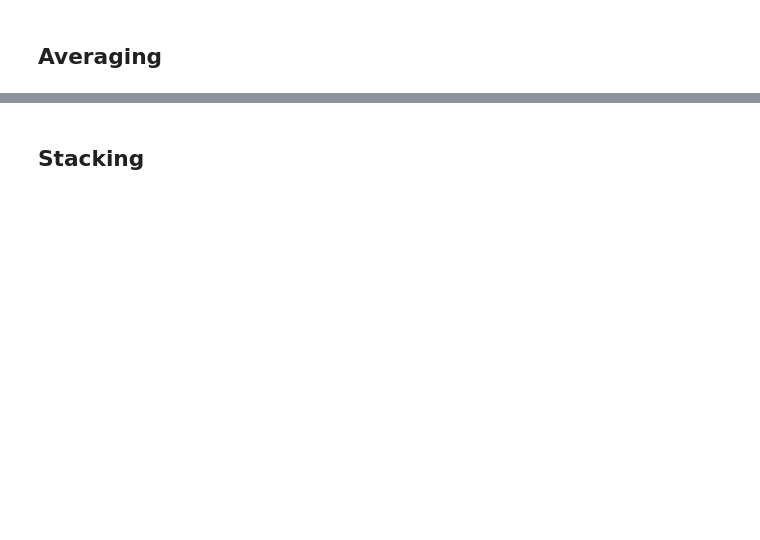
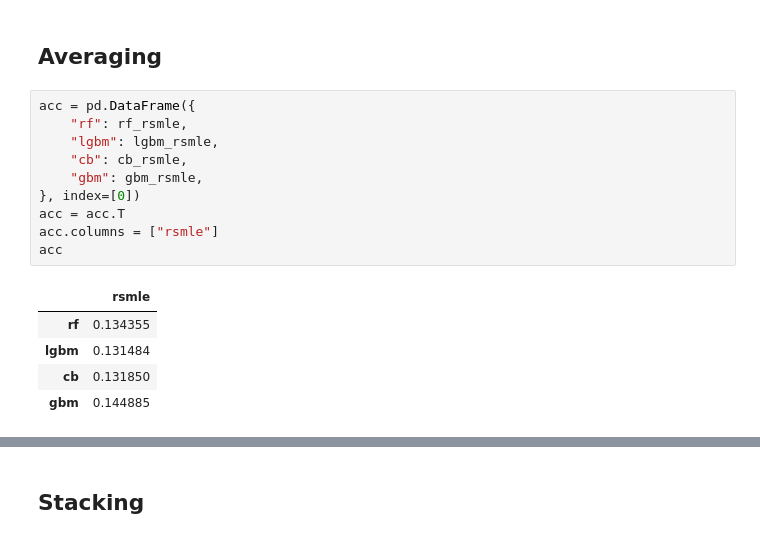
Before and after one commit to P1NHE4D/TDT4173-Prosjekt, a Jupyter notebook: notebook_alexander_03.ipynb, the cells around one changed output, grey strips where cells are left out. Drawn from its saved outputs; the diff is of its cells as text; blank space fills up the shorter version.

```diff
--- a/notebook_alexander_03.ipynb
+++ b/notebook_alexander_03.ipynb
@@ -910,3 +964,19 @@ Valid rmsle: 0.1318
 # %% [markdown]
 ## Averaging
+# %%
+acc = pd.DataFrame({
+    "rf": rf_rsmle,
+    "lgbm": lgbm_rsmle,
+    "cb": cb_rsmle,
+    "gbm": gbm_rsmle,
+}, index=[0])
+acc = acc.T
+acc.columns = ["rsmle"]
+acc
+# %% [output]
+|  | rsmle |
+| rf | 0.134355 |
+| lgbm | 0.131484 |
+| cb | 0.131850 |
+| gbm | 0.144885 |
 # %%
```
Also changed, not shown: parts of 29 cells of this notebook.
